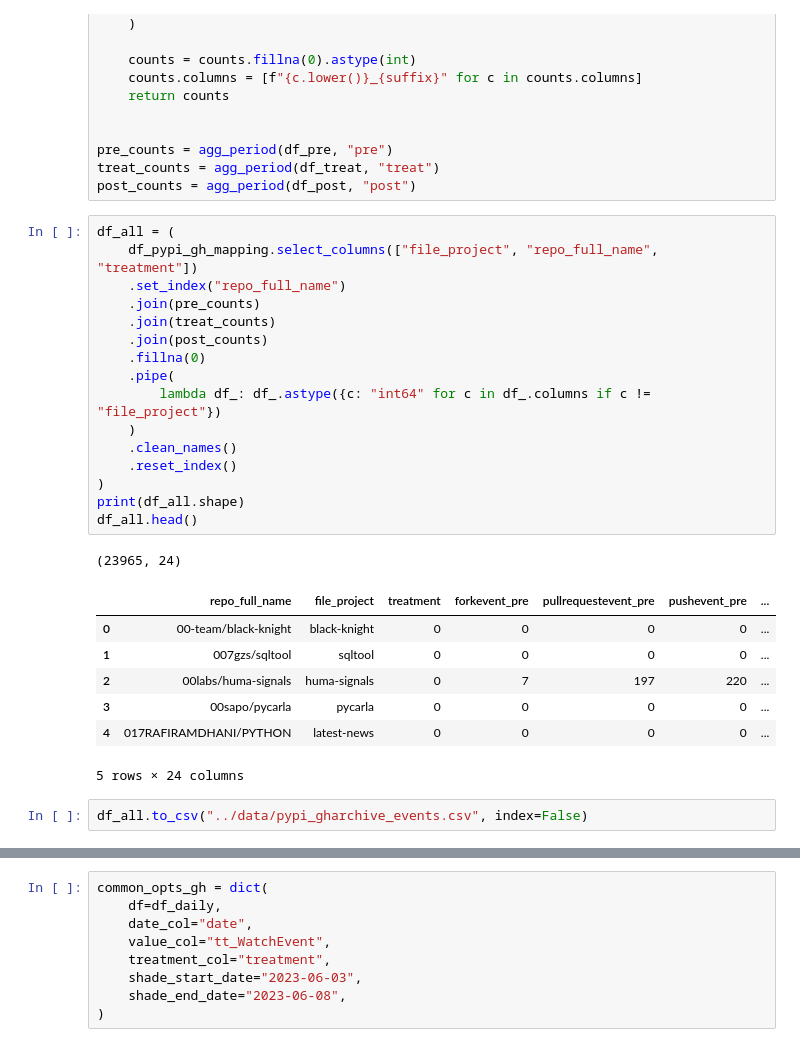
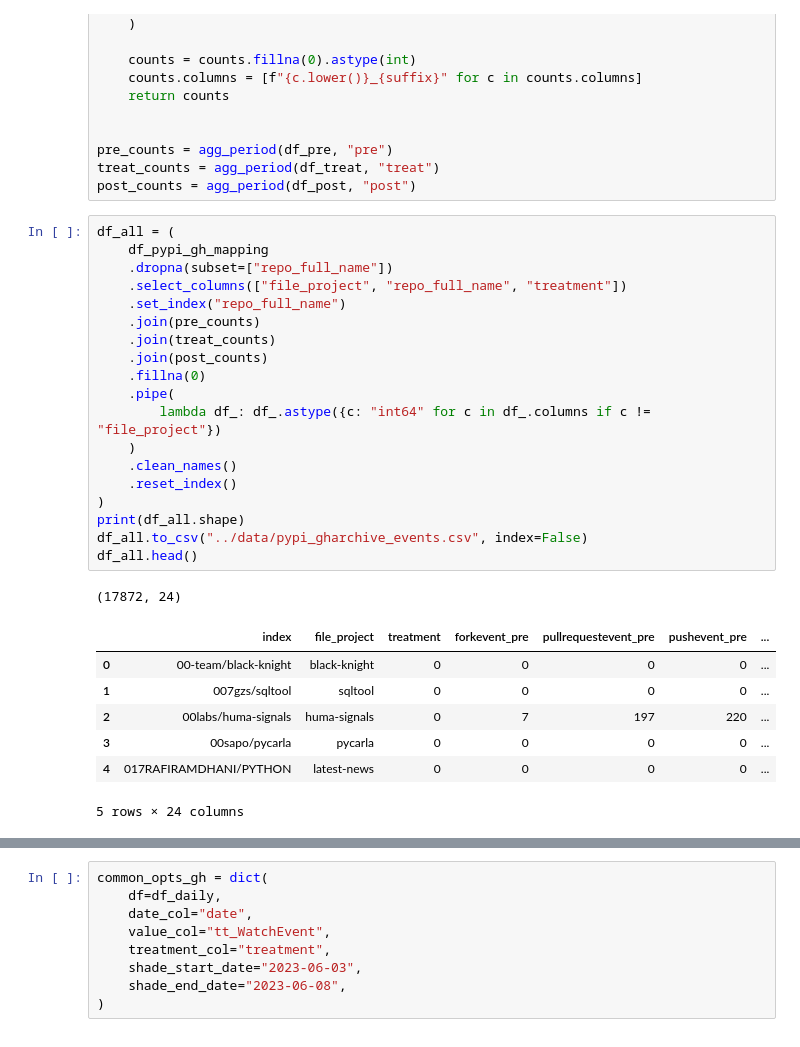
Before and after one commit to themains/social_proof_stars, a Jupyter notebook: pydownloads/scripts/consolidate-gharchive-events.ipynb, the cells around one changed output, grey strips where cells are left out. Drawn from its saved outputs; the diff is of its cells as text.

```diff
--- a/pydownloads/scripts/consolidate-gharchive-events.ipynb
+++ b/pydownloads/scripts/consolidate-gharchive-events.ipynb
@@ -160,31 +155,32 @@ treat_counts = agg_period(df_treat, "treat")
 post_counts = agg_period(df_post, "post")
 # %%
 df_all = (
-    df_pypi_gh_mapping.select_columns(["file_project", "repo_full_name", "treatment"])
+    df_pypi_gh_mapping
+    .dropna(subset=["repo_full_name"])
+    .select_columns(["file_project", "repo_full_name", "treatment"])
     .set_index("repo_full_name")
     .join(pre_counts)
     .join(treat_counts)
     .join(post_counts)
     .fillna(0)
     .pipe(
         lambda df_: df_.astype({c: "int64" for c in df_.columns if c != "file_project"})
     )
     .clean_names()
     .reset_index()
 )
 print(df_all.shape)
+df_all.to_csv("../data/pypi_gharchive_events.csv", index=False)
 df_all.head()
 # %% [output]
-(23965, 24)
+(17872, 24)
-|  | repo_full_name | file_project | treatment | forkevent_pre | pullrequestevent_pre | pushevent_pre | ... |
+|  | index | file_project | treatment | forkevent_pre | pullrequestevent_pre | pushevent_pre | ... |
 | 0 | 00-team/black-knight | black-knight | 0 | 0 | 0 | 0 | ... |
 | 1 | 007gzs/sqltool | sqltool | 0 | 0 | 0 | 0 | ... |
 | 2 | 00labs/huma-signals | huma-signals | 0 | 7 | 197 | 220 | ... |
 | 3 | 00sapo/pycarla | pycarla | 0 | 0 | 0 | 0 | ... |
 | 4 | 017RAFIRAMDHANI/PYTHON | latest-news | 0 | 0 | 0 | 0 | ... |
 5 rows × 24 columns
-# %%
-df_all.to_csv("../data/pypi_gharchive_events.csv", index=False)
 # %%
 pre_vars = [
     "watchevent_pre",
```
Also changed, not shown: parts of 15 cells of this notebook, 1 other file.
